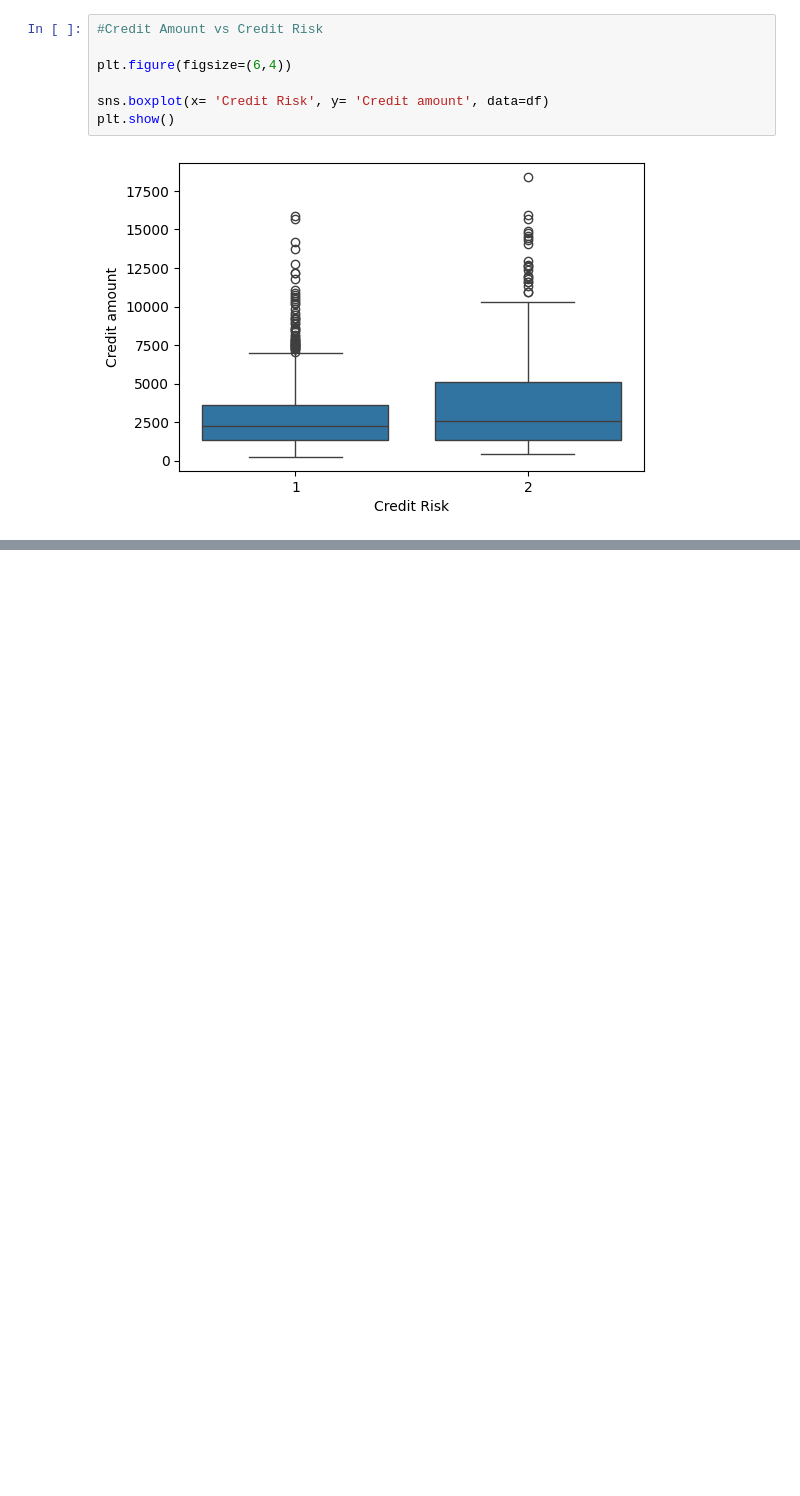
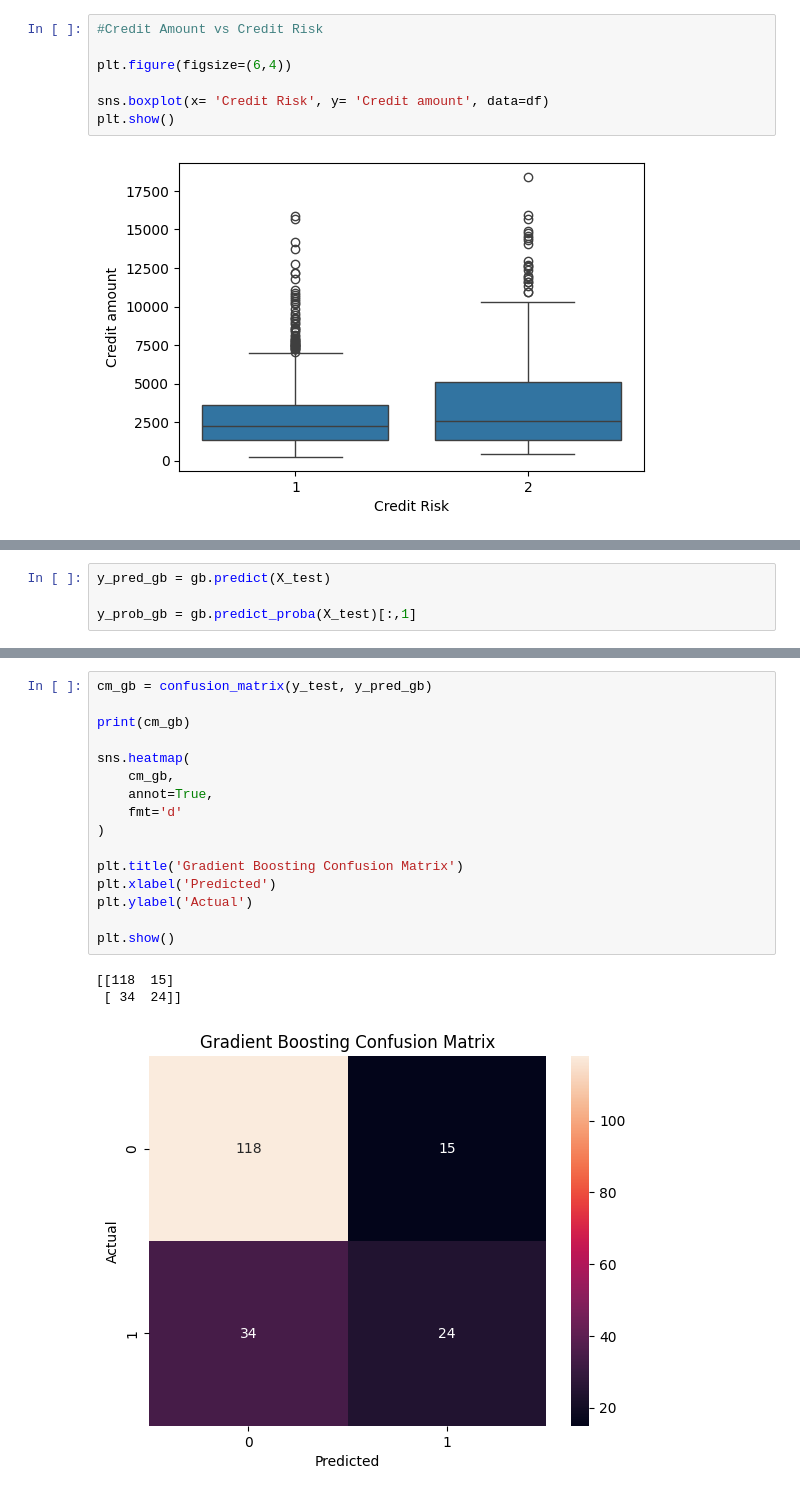
Before and after one commit to starfgrhtjyjyku/financial-risk-assessment, a Jupyter notebook: Financial_Risk_Assessment.ipynb, the cells around one changed output, grey strips where cells are left out. Saved outputs shown, nothing was run; the diff lists cells and outputs as text; blank space fills up the shorter version.

```diff
--- a/Financial_Risk_Assessment.ipynb
+++ b/Financial_Risk_Assessment.ipynb
@@ -234,0 +613,4 @@ plt.show()
+# %%
+y_pred_gb = gb.predict(X_test)
+
+y_prob_gb = gb.predict_proba(X_test)[:,1]
@@ -234,0 +629,20 @@ plt.show()
+# %%
+cm_gb = confusion_matrix(y_test, y_pred_gb)
+
+print(cm_gb)
+
+sns.heatmap(
+    cm_gb,
+    annot=True,
+    fmt='d'
+)
+
+plt.title('Gradient Boosting Confusion Matrix')
+plt.xlabel('Predicted')
+plt.ylabel('Actual')
+
+plt.show()
+# %% [output]
+[[118  15]
+ [ 34  24]]
+[figure, added]
```
Also changed, not shown: parts of 42 cells of this notebook.
